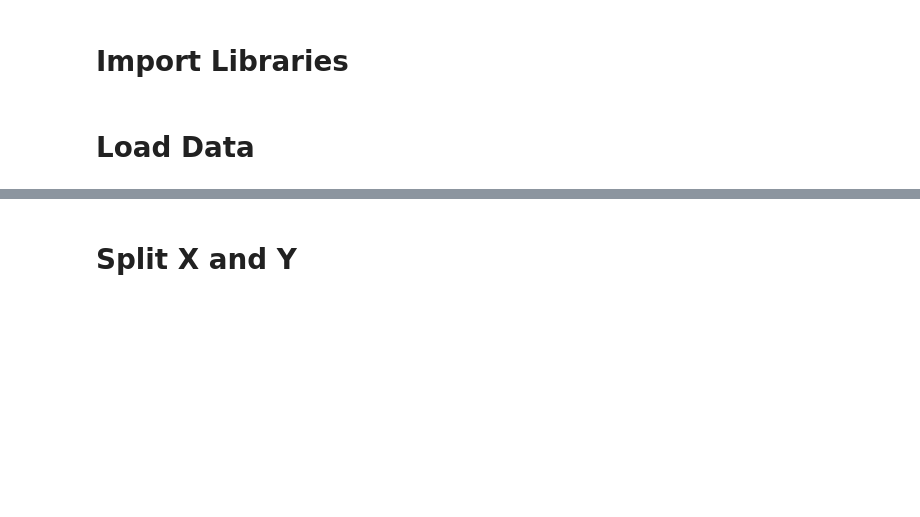
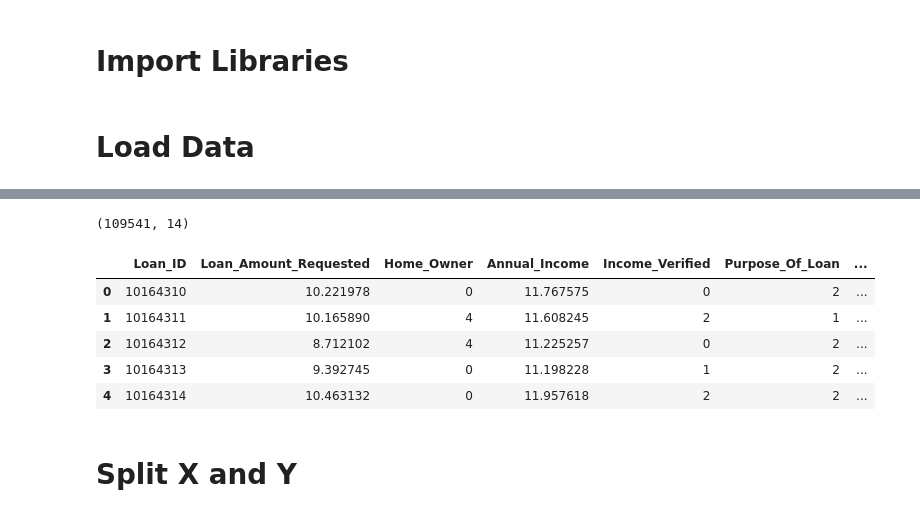
Before and after one commit to AvinashRamireddy31/Banking, a Jupyter notebook: src/models/Train_model.ipynb, the cells around one changed output, grey strips where cells are left out. Cells and saved outputs as stored; diff of their text form; code cells hidden in the pictures; blank space fills up the shorter version.

```diff
--- a/src/models/Train_model.ipynb
+++ b/src/models/Train_model.ipynb
@@ -38,3 +39,15 @@ train_data.sample(5)
+# %%
+test_data = pd.read_csv("../../data/test/processed.csv")
+print(test_data.shape)
+test_data.head()
+# %% [output]
+(109541, 14)
+|  | Loan_ID | Loan_Amount_Requested | Home_Owner | Annual_Income | Income_Verified | Purpose_Of_Loan | ... |
+| 0 | 10164310 | 10.221978 | 0 | 11.767575 | 0 | 2 | ... |
+| 1 | 10164311 | 10.165890 | 4 | 11.608245 | 2 | 1 | ... |
+| 2 | 10164312 | 8.712102 | 4 | 11.225257 | 0 | 2 | ... |
+| 3 | 10164313 | 9.392745 | 0 | 11.198228 | 1 | 2 | ... |
+| 4 | 10164314 | 10.463132 | 0 | 11.957618 | 2 | 2 | ... |
 # %% [markdown]
 # Split X and Y
 # %%
```
Also changed, not shown: parts of 7 cells of this notebook, 8 other files.
